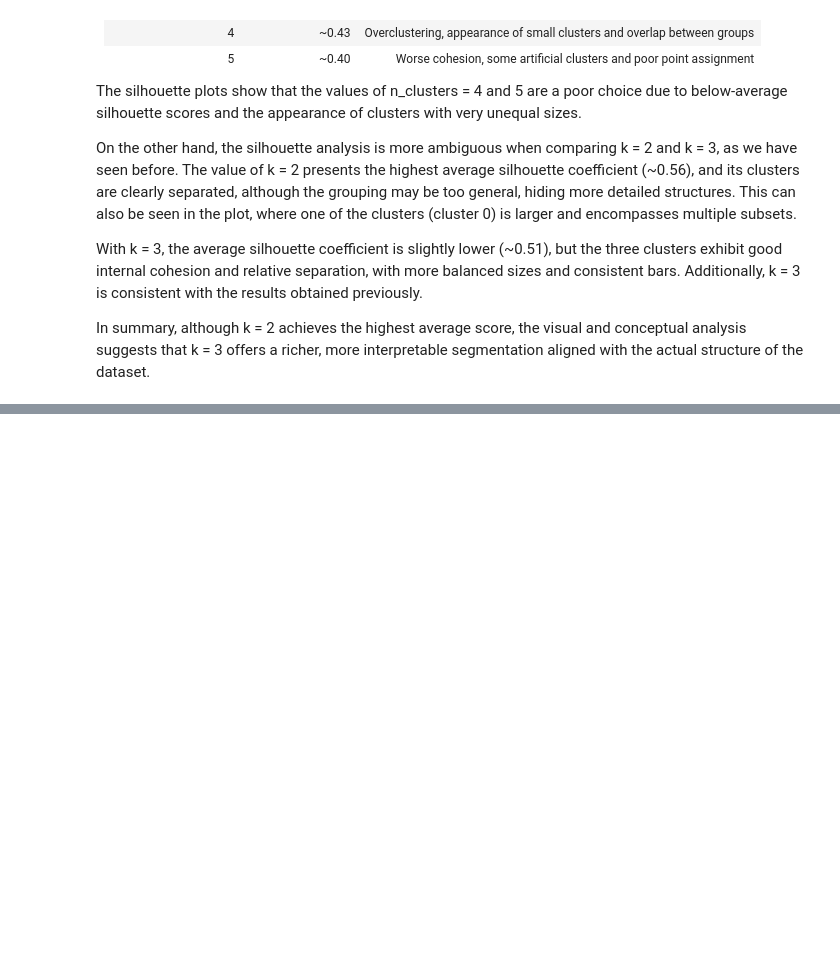
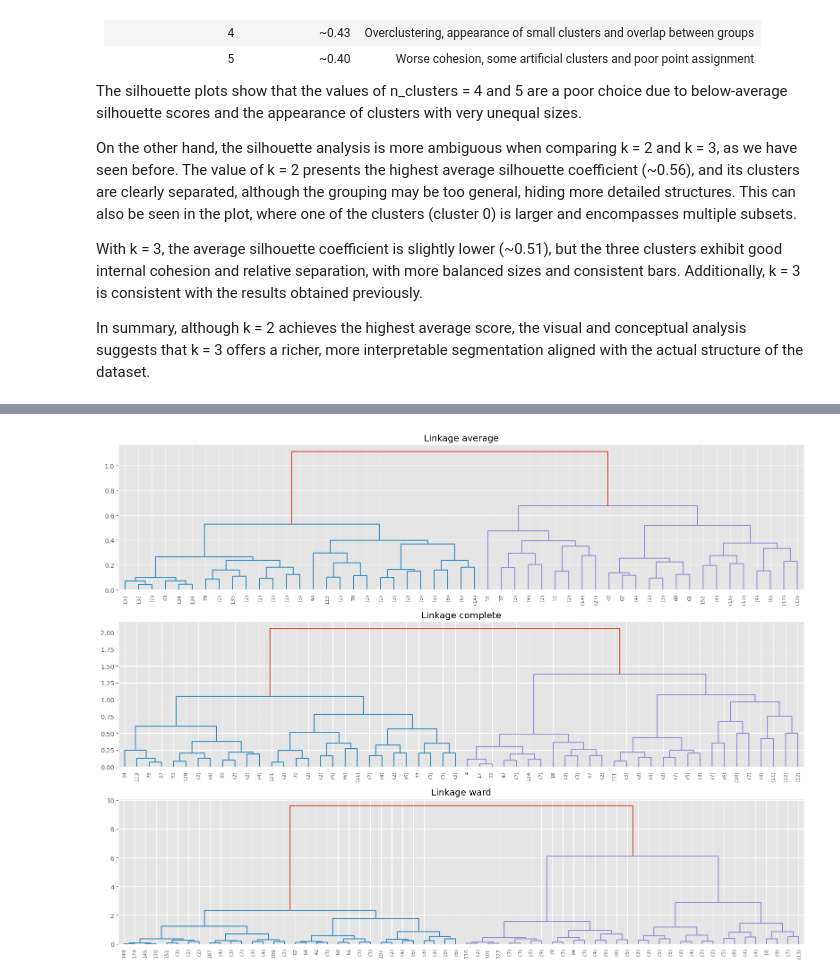
Before and after one commit to CarlosBravoGarran/ML-Seed-Clustering, a Jupyter notebook: Seed_Clustering.ipynb, the cells around one changed output, grey strips where cells are left out. Saved outputs shown, nothing was run; the diff lists cells and outputs as text; code cells hidden in the pictures; blank space fills up the shorter version.

```diff
--- a/Seed_Clustering.ipynb
+++ b/Seed_Clustering.ipynb
@@ -369,0 +528,19 @@ In summary, although k = 2 achieves the highest average score, the visual and co
+# %%
+fig, axs = plt.subplots(3, 1, figsize=(16, 12))
+
+plot_dendrogram(modelo_hclust_average, labels=range(len(X_final_pca)),
+                truncate_mode='level', p=5, leaf_rotation=90, leaf_font_size=8, ax=axs[0])
+axs[0].set_title("Linkage average")
+
+plot_dendrogram(modelo_hclust_complete, labels=range(len(X_final_pca)),
+                truncate_mode='level', p=5, leaf_rotation=90, leaf_font_size=8, ax=axs[1])
+axs[1].set_title("Linkage complete")
+
+plot_dendrogram(modelo_hclust_ward, labels=range(len(X_final_pca)),
+                truncate_mode='level', p=5, leaf_rotation=90, leaf_font_size=8, ax=axs[2])
+axs[2].set_title("Linkage ward")
+
+plt.tight_layout()
+plt.show()
+# %% [output]
+[figure, added]
```
Also changed, not shown: parts of 32 cells of this notebook.
